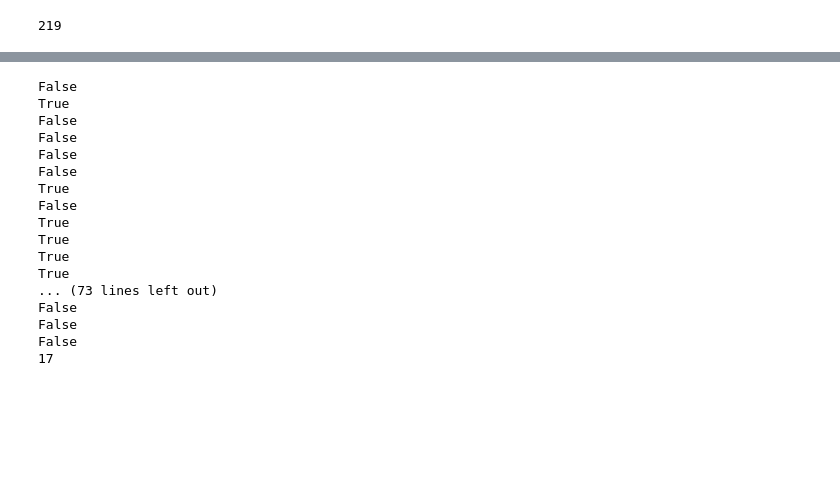
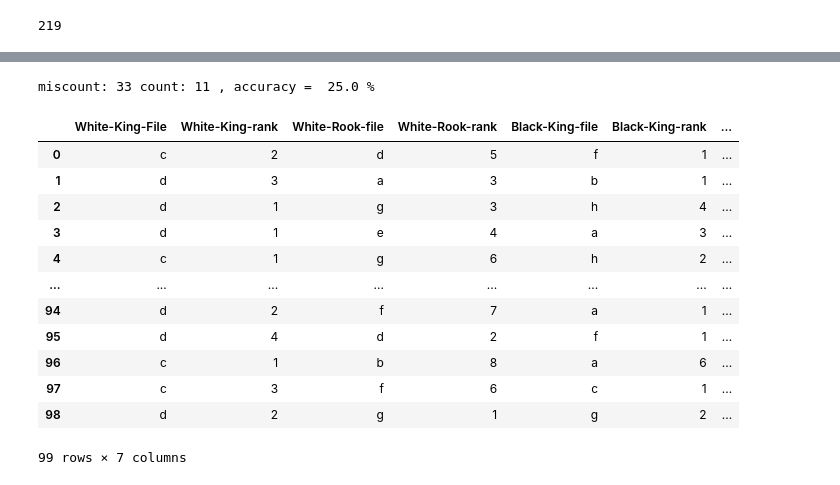
Before and after one commit to achalpatel/DecisionTree, a Jupyter notebook: Project1-Copy1.ipynb, the cells around one changed output, grey strips where cells are left out. Saved outputs shown, nothing was run; the diff lists cells and outputs as text; code cells hidden in the pictures; blank space fills up the shorter version.

```diff
--- a/Project1-Copy1.ipynb
+++ b/Project1-Copy1.ipynb
@@ -215,26 +159,38 @@ def predict(node, row, correctAns):
-# %%
-count = 0
-for i in range(remaining_set.shape[0]):
-    ans = predict(rootNode, remaining_set.loc[i], remaining_set.loc[i][-1])
-    if ans:
-        count+=1
-    print(ans)
-print(count)
-# %% [output]
-False
-True
-False
-False
-False
-False
-True
-False
-True
-True
-True
-True
-... (73 lines left out)
-False
-False
-False
-17
+# %%
+def calculate_prediction(rootNode, dataset):
+    count = 0
+    miscount = 0
+    misclassed_rows = pd.DataFrame(columns = ["White-King-File", "White-King-rank", "White-Rook-file", "White-Rook-rank","Black-King-file","Black-King-rank","Class"])
+    for i in range(dataset.shape[0]):
+        ans = predict(rootNode, dataset.loc[i], dataset.loc[i][-1])
+        if ans:
+            count+=1
+        else:
+            miscount+=1
+            misclassed_rows = misclassed_rows.append(dataset.loc[i], ignore_index = True)
+
+    #     print(ans)
+    print("miscount:",miscount,"count:",count,", accuracy = ", ((count*100)/dataset.shape[0]),"%")
+    return misclassed_rows
+# %%
+misclassed_set = calculate_prediction(rootNode, holdout_set)
+# %% [output]
+miscount: 33 count: 11 , accuracy =  25.0 %
+# %%
+miss_repeated = pd.concat([misclassed_set]*3, ignore_index=True)
+# %%
+miss_repeated
+# %% [output]
+|  | White-King-File | White-King-rank | White-Rook-file | White-Rook-rank | Black-King-file | Black-King-rank | ... |
+| 0 | c | 2 | d | 5 | f | 1 | ... |
+| 1 | d | 3 | a | 3 | b | 1 | ... |
+| 2 | d | 1 | g | 3 | h | 4 | ... |
+| 3 | d | 1 | e | 4 | a | 3 | ... |
+| 4 | c | 1 | g | 6 | h | 2 | ... |
+| ... | ... | ... | ... | ... | ... | ... | ... |
+| 94 | d | 2 | f | 7 | a | 1 | ... |
+| 95 | d | 4 | d | 2 | f | 1 | ... |
+| 96 | c | 1 | b | 8 | a | 6 | ... |
+| 97 | c | 3 | f | 6 | c | 1 | ... |
+| 98 | d | 2 | g | 1 | g | 2 | ... |
+99 rows × 7 columns
```
Also changed, not shown: parts of 19 cells of this notebook.
